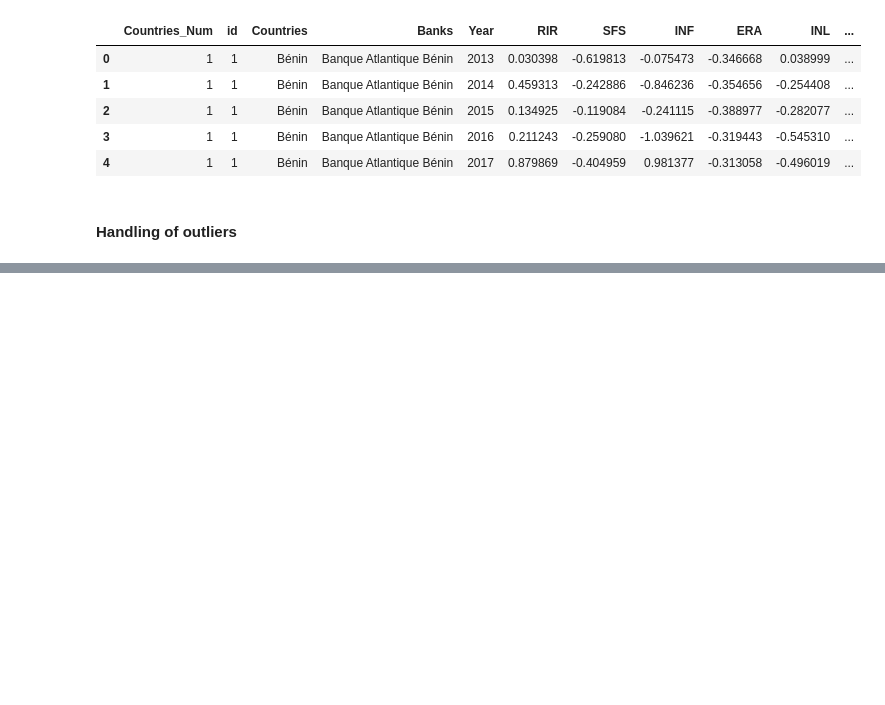
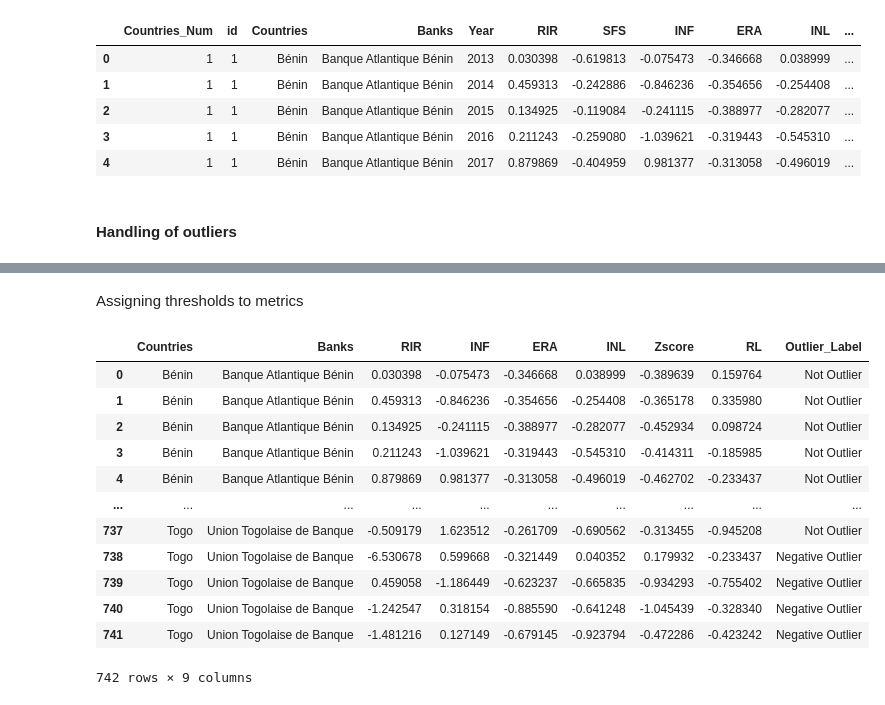
Before and after one commit to isamuelpatrick/BankingInsights-UEMOA, a Jupyter notebook: Bank clustering.ipynb, the cells around one changed output, grey strips where cells are left out. Drawn from its saved outputs; the diff is of its cells as text; code cells hidden in the pictures; blank space fills up the shorter version.

```diff
--- a/Bank clustering.ipynb
+++ b/Bank clustering.ipynb
@@ -251,0 +264,40 @@ Given the context of the financial landscape in UEMOA countries, outlier labelin
+# %% [markdown]
+Assigning thresholds to metrics
+# %%
+# Define thresholds for positive and negative outliers for each metric
+thresholds = {
+    'RIR': {'positive': 1.0, 'negative': -1.0},
+    'INF': {'positive': 2.0, 'negative': -1.5},
+    'ERA': {'positive': 0.6, 'negative': -0.4},
+    'INL': {'positive': 0.85, 'negative': -0.8},
+    'Zscore': {'positive': 0.5, 'negative': -0.5},
+    'RL': {'positive': 1.0, 'negative': -2.0},
+}
+
+# Create a new column 'Outlier_Label' and initialize it with 'Not Outlier'
+uemoa_df['Outlier_Label'] = 'Not Outlier'
+
+# Assign 'Outlier' label based on positive and negative thresholds for each metric
+for metric, threshold_values in thresholds.items():
+    positive_outlier_criteria = uemoa_df[metric] > threshold_values['positive']
+    negative_outlier_criteria = uemoa_df[metric] < threshold_values['negative']
+
+    uemoa_df.loc[positive_outlier_criteria, 'Outlier_Label'] = 'Positive Outlier'
+    uemoa_df.loc[negative_outlier_criteria, 'Outlier_Label'] = 'Negative Outlier'
+
+# Display the updated DataFrame
+display(uemoa_df[['Countries', 'Banks', 'RIR', 'INF','ERA', 'INL', 'Zscore', 'RL', 'Outlier_Label']])
+# %% [output]
+|  | Countries | Banks | RIR | INF | ERA | INL | Zscore | RL | Outlier_Label |
+| 0 | Bénin | Banque Atlantique Bénin | 0.030398 | -0.075473 | -0.346668 | 0.038999 | -0.389639 | 0.159764 | Not Outlier |
+| 1 | Bénin | Banque Atlantique Bénin | 0.459313 | -0.846236 | -0.354656 | -0.254408 | -0.365178 | 0.335980 | Not Outlier |
+| 2 | Bénin | Banque Atlantique Bénin | 0.134925 | -0.241115 | -0.388977 | -0.282077 | -0.452934 | 0.098724 | Not Outlier |
+| 3 | Bénin | Banque Atlantique Bénin | 0.211243 | -1.039621 | -0.319443 | -0.545310 | -0.414311 | -0.185985 | Not Outlier |
+| 4 | Bénin | Banque Atlantique Bénin | 0.879869 | 0.981377 | -0.313058 | -0.496019 | -0.462702 | -0.233437 | Not Outlier |
+| ... | ... | ... | ... | ... | ... | ... | ... | ... | ... |
+| 737 | Togo | Union Togolaise de Banque | -0.509179 | 1.623512 | -0.261709 | -0.690562 | -0.313455 | -0.945208 | Not Outlier |
+| 738 | Togo | Union Togolaise de Banque | -6.530678 | 0.599668 | -0.321449 | 0.040352 | 0.179932 | -0.233437 | Negative Outlier |
+| 739 | Togo | Union Togolaise de Banque | 0.459058 | -1.186449 | -0.623237 | -0.665835 | -0.934293 | -0.755402 | Negative Outlier |
+| 740 | Togo | Union Togolaise de Banque | -1.242547 | 0.318154 | -0.885590 | -0.641248 | -1.045439 | -0.328340 | Negative Outlier |
+| 741 | Togo | Union Togolaise de Banque | -1.481216 | 0.127149 | -0.679145 | -0.923794 | -0.472286 | -0.423242 | Negative Outlier |
+742 rows × 9 columns
```
Also changed, not shown: parts of 11 cells of this notebook.
